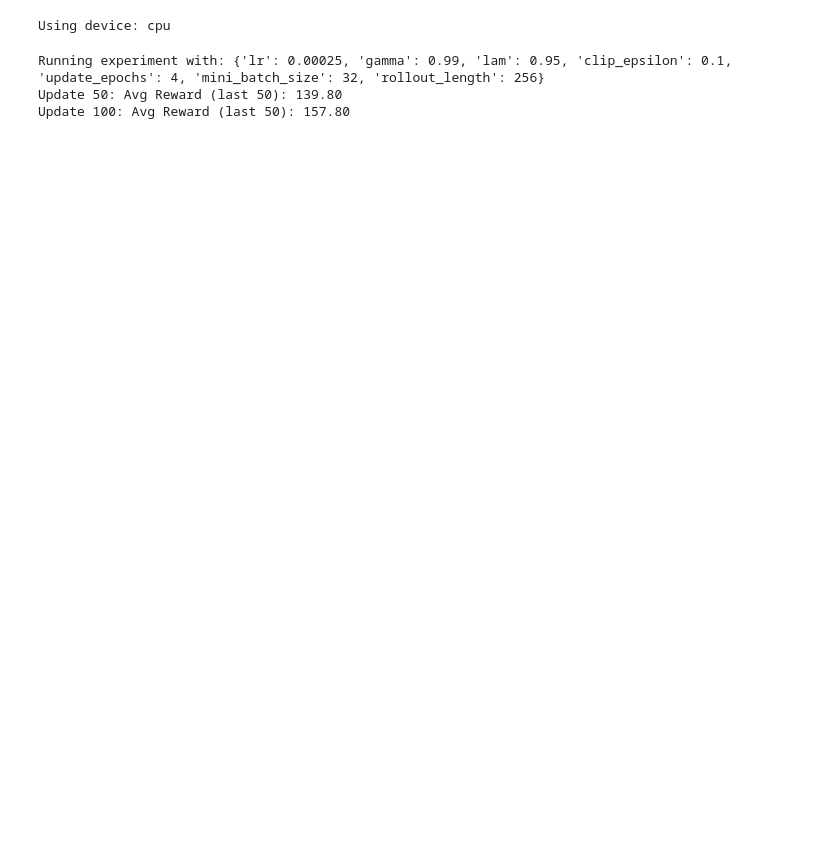
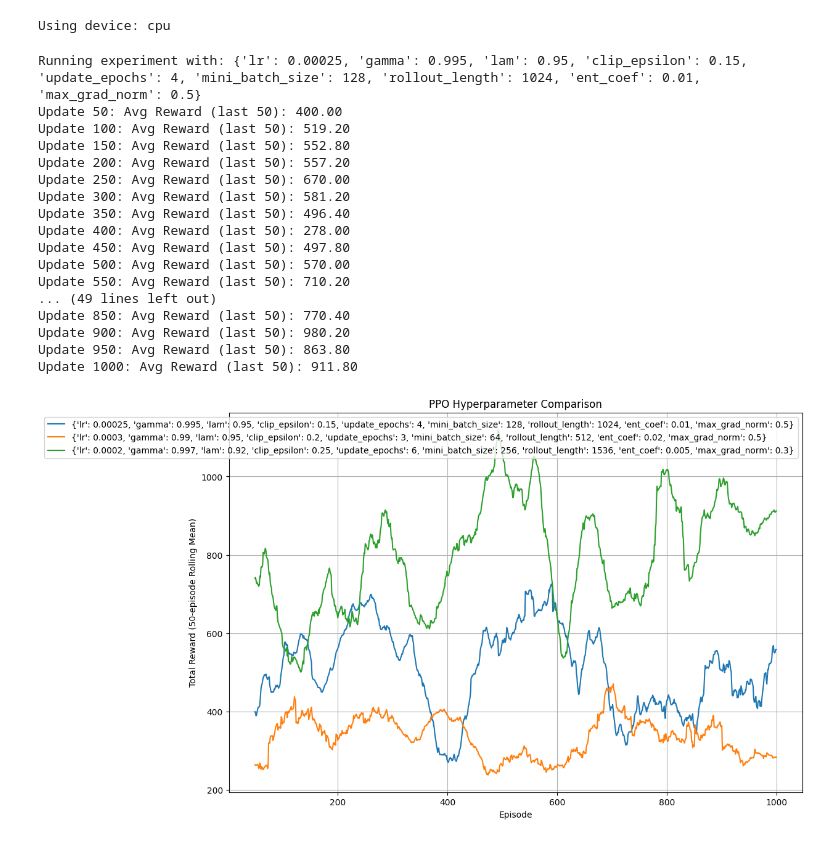
Before and after one commit to simonli357/COMP579, a Jupyter notebook: project/src/ppo/ppo.ipynb, the cells around one changed output. Cells and saved outputs as stored; diff of their text form; code cells hidden in the pictures; blank space fills up the shorter version.

Commit message:
lstm + hyperparameter
ajustement to ppo code

```diff
--- a/project/src/ppo/ppo.ipynb
+++ b/project/src/ppo/ppo.ipynb
@@ -64,7 +64,8 @@ class ActorCritic(nn.Module):
 class PPOAgent:
     def __init__(self, env, input_channels, num_actions,
                  lr=2.5e-4, gamma=0.99, lam=0.95, clip_epsilon=0.1,
-                 update_epochs=4, mini_batch_size=32, rollout_length=256):
+                 update_epochs=4, mini_batch_size=32, rollout_length=256,
+                 ent_coef=0.01, max_grad_norm=0.5):
         self.env = env
         self.gamma = gamma
         self.lam = lam
@@ -72,6 +73,8 @@ class PPOAgent:
         self.update_epochs = update_epochs
         self.mini_batch_size = mini_batch_size
         self.rollout_length = rollout_length
+        self.ent_coef = ent_coef
+        self.max_grad_norm = max_grad_norm
 
         self.num_actions = num_actions
         self.actor_critic = ActorCritic(input_channels, num_actions).to(device)
@@ -157,13 +160,18 @@ class PPOAgent:
 
                 surr1 = ratio * batch_advantages
                 surr2 = torch.clamp(ratio, 1 - self.clip_epsilon, 1 + self.clip_epsilon) * batch_advantages
-                policy_loss = -torch.min(surr1, surr2).mean()
+
+                dist = Categorical(logits=policy_logits)
+                entropy = dist.entropy().mean()
+
+                policy_loss = -torch.min(surr1, surr2).mean() - self.ent_coef * entropy
                 value_loss = F.mse_loss(values.squeeze(-1), batch_returns)
 
                 loss = policy_loss + 0.5 * value_loss
 
                 self.optimizer.zero_grad()
                 loss.backward()
+                torch.nn.utils.clip_grad_norm_(self.actor_critic.parameters(), self.max_grad_norm)
                 self.optimizer.step()
 
     def train(self, total_updates=1000):
@@ -265,27 +272,62 @@ def run_experiment(hparams_list, num_runs=3, total_updates=1000):
 Using device: cpu
 # %%
 hparams_list = [
-    # Original (good baseline)
+    # Balanced Config
     {
-        "lr": 2.5e-4, "gamma": 0.99, "lam": 0.95, "clip_epsilon": 0.1,
-        "update_epochs": 4, "mini_batch_size": 32, "rollout_length": 256
+        "lr": 2.5e-4,
+        "gamma": 0.995,       # Better long-term credit
+        "lam": 0.95,
+        "clip_epsilon": 0.15,
+        "update_epochs": 4,
+        "mini_batch_size": 128,
+        "rollout_length": 1024,  # Sweet spot for Atari
+        "ent_coef": 0.01,
+        "max_grad_norm": 0.5
     },
-    # Higher rollout + more updates (better sample efficiency)
+    # Fast training
     {
-        "lr": 2.5e-4, "gamma": 0.99, "lam": 0.95, "clip_epsilon": 0.2,
-        "update_epochs": 8, "mini_batch_size": 128, "rollout_length": 2048
+        "lr": 3e-4,           # Slightly higher learning rate
+        "gamma": 0.99,        # Standard discount
+        "lam": 0.95,          # Default GAE
+        "clip_epsilon": 0.2,  # More aggressive updates
+        "update_epochs": 3,   # Faster updates
+        "mini_batch_size": 64,
+        "rollout_length": 512,  # Shorter rollouts
+        "ent_coef": 0.02,     # Higher exploration
+        "max_grad_norm": 0.5
     },
-    # More conservative (stable learning)
+    # Aggressive Learning Config
     {
-        "lr": 1e-4, "gamma": 0.99, "lam": 0.9, "clip_epsilon": 0.1,
-        "update_epochs": 10, "mini_batch_size": 64, "rollout_length": 1024
+        "lr": 2e-4,
+        "gamma": 0.997,       # Very long-term focus
+        "lam": 0.92,          # Slightly lower GAE
+        "clip_epsilon": 0.25, # More radical updates
+        "update_epochs": 6,
+        "mini_batch_size": 256,
+        "rollout_length": 1536,
+        "ent_coef": 0.005,    # Lower exploration over time
+        "max_grad_norm": 0.3  # Tighter gradient control
     }
 ]
 
 # Run experiments and plot results
-results = run_experiment(hparams_list, num_runs=3, total_updates=1000)
-plot_results(results, "PPO Hyperparameter Comparison")
+results = run_experiment(hparams_list, num_runs=1, total_updates=1000)
 # %% [output]
-Running experiment with: {'lr': 0.00025, 'gamma': 0.99, 'lam': 0.95, 'clip_epsilon': 0.1, 'update_epochs': 4, 'mini_batch_size': 32, 'rollout_length': 256}
-Update 50: Avg Reward (last 50): 139.80
-Update 100: Avg Reward (last 50): 157.80
+Running experiment with: {'lr': 0.00025, 'gamma': 0.995, 'lam': 0.95, 'clip_epsilon': 0.15, 'update_epochs': 4, 'mini_batch_size': 128, 'rollout_length': 1024, 'ent_coef': 0.01, 'max_grad_norm': 0.5}
+Update 50: Avg Reward (last 50): 400.00
+Update 100: Avg Reward (last 50): 519.20
+Update 150: Avg Reward (last 50): 552.80
+Update 200: Avg Reward (last 50): 557.20
+Update 250: Avg Reward (last 50): 670.00
+Update 300: Avg Reward (last 50): 581.20
+Update 350: Avg Reward (last 50): 496.40
+Update 400: Avg Reward (last 50): 278.00
+Update 450: Avg Reward (last 50): 497.80
+Update 500: Avg Reward (last 50): 570.00
+Update 550: Avg Reward (last 50): 710.20
+... (49 lines left out)
+Update 850: Avg Reward (last 50): 770.40
+Update 900: Avg Reward (last 50): 980.20
+Update 950: Avg Reward (last 50): 863.80
+Update 1000: Avg Reward (last 50): 911.80
+[figure, added]
```
Also changed, not shown: parts of 2 cells of this notebook, 6 other files.
